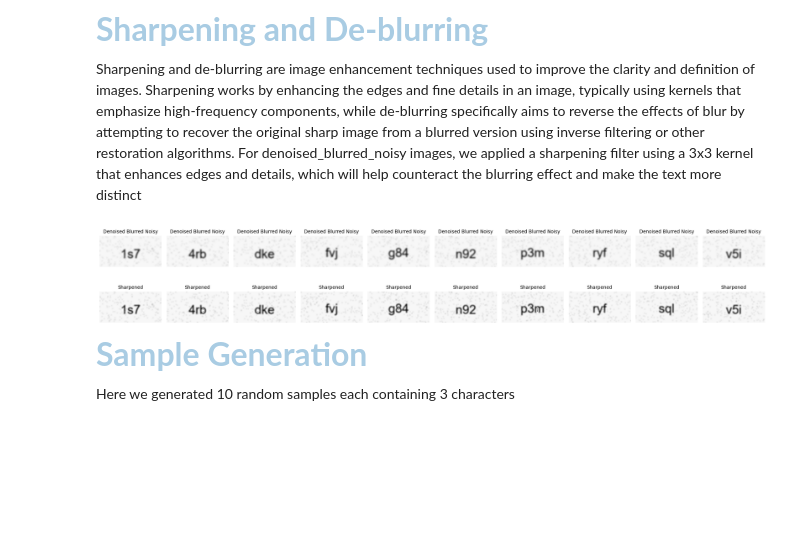
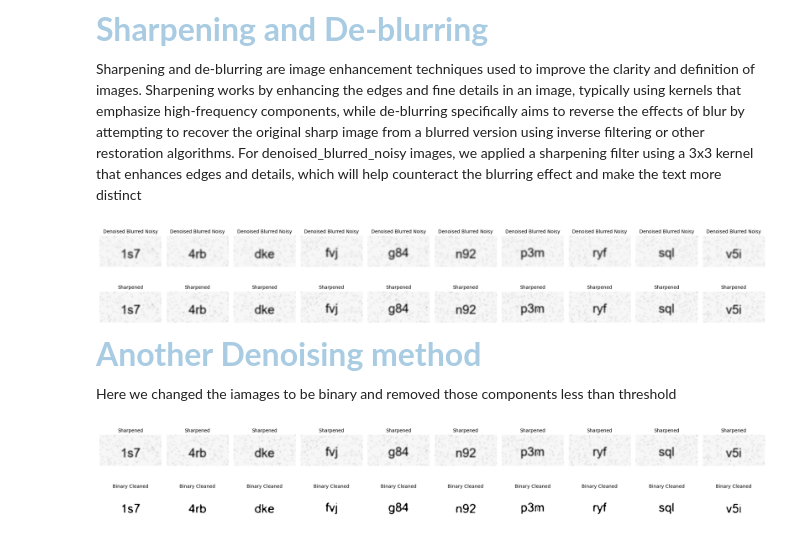
Before and after one commit to nava128/proyecto-openCV-nava2026, a Jupyter notebook: CA2/Captcha Generation.ipynb, the cells around one changed output. Saved outputs shown, nothing was run; the diff lists cells and outputs as text; code cells hidden in the pictures; blank space fills up the shorter version.

Commit message:
convert images to binary and remove small components

```diff
--- a/CA2/Captcha Generation.ipynb
+++ b/CA2/Captcha Generation.ipynb
@@ -276,8 +276,64 @@ plt.show()
 # %% [output]
 [figure]
 # %% [markdown]
-<p align="justify"><font size="6" color="#A9CCE3"><b>Sample Generation</b></font><br></p>
+<p align="justify"><font size="6" color="#A9CCE3"><b>Another Denoising method</b></font><br></p>
 
 <p align="justify">
-Here we generated 10 random samples each containing 3 characters
+Here we changed the iamages to be binary and removed those components less than threshold
 </p>
+# %%
+def convert_to_binary_and_remove_small_components(image, threshold=128, min_size=50):
+    gray_img = image.convert('L')
+    img_array = np.array(gray_img)
+
+    # Create binary image
+    binary_img = (img_array > threshold).astype(int)
+
+    # Label connected components
+    labeled_array, num_features = ndimage.label(binary_img)
+
+    # Calculate sizes of each component
+    component_sizes = ndimage.sum(binary_img, labeled_array, range(num_features + 1))
+
+    # Create mask for components larger than threshold
+    mask_size = component_sizes > min_size
+    mask = mask_size[labeled_array]
+
+    # Apply mask to keep only large components
+    cleaned_binary = binary_img * mask
+
+    cleaned_binary_img = (cleaned_binary * 255).astype('uint8')
+
+    return Image.fromarray(cleaned_binary_img, mode='L')
+
+sharpened_files = sorted([f for f in os.listdir(OUT_DIR) if f.startswith('sharpened_denoised_blurred_noisy') and f.endswith('.png')])
+sharpened_images = []
+binary_images = []
+
+for filename in sharpened_files:
+    sharpened_path = os.path.join(OUT_DIR, filename)
+    sharpened_img = Image.open(sharpened_path)
+    sharpened_images.append(sharpened_img)
+
+    binary_img = convert_to_binary_and_remove_small_components(sharpened_img, threshold=128, min_size=30)
+    binary_images.append(binary_img)
+
+    binary_filename = f"binary_{filename}"
+    binary_img.save(os.path.join(OUT_DIR, binary_filename))
+
+# Plot sharpened and binary images side by side
+fig, axes = plt.subplots(2, len(sharpened_images), figsize=(20, 4))
+
+for i in range(len(sharpened_images)):
+    axes[0, i].imshow(sharpened_images[i])
+    axes[0, i].set_title("Sharpened", fontsize=10)
+    axes[0, i].axis('off')
+
+    axes[1, i].imshow(binary_images[i], cmap='gray')
+    axes[1, i].set_title("Binary Cleaned", fontsize=10)
+    axes[1, i].axis('off')
+
+plt.tight_layout()
+plt.show()
+# %% [output]
+[figure, added]
```
Also changed, not shown: 10 other files.
